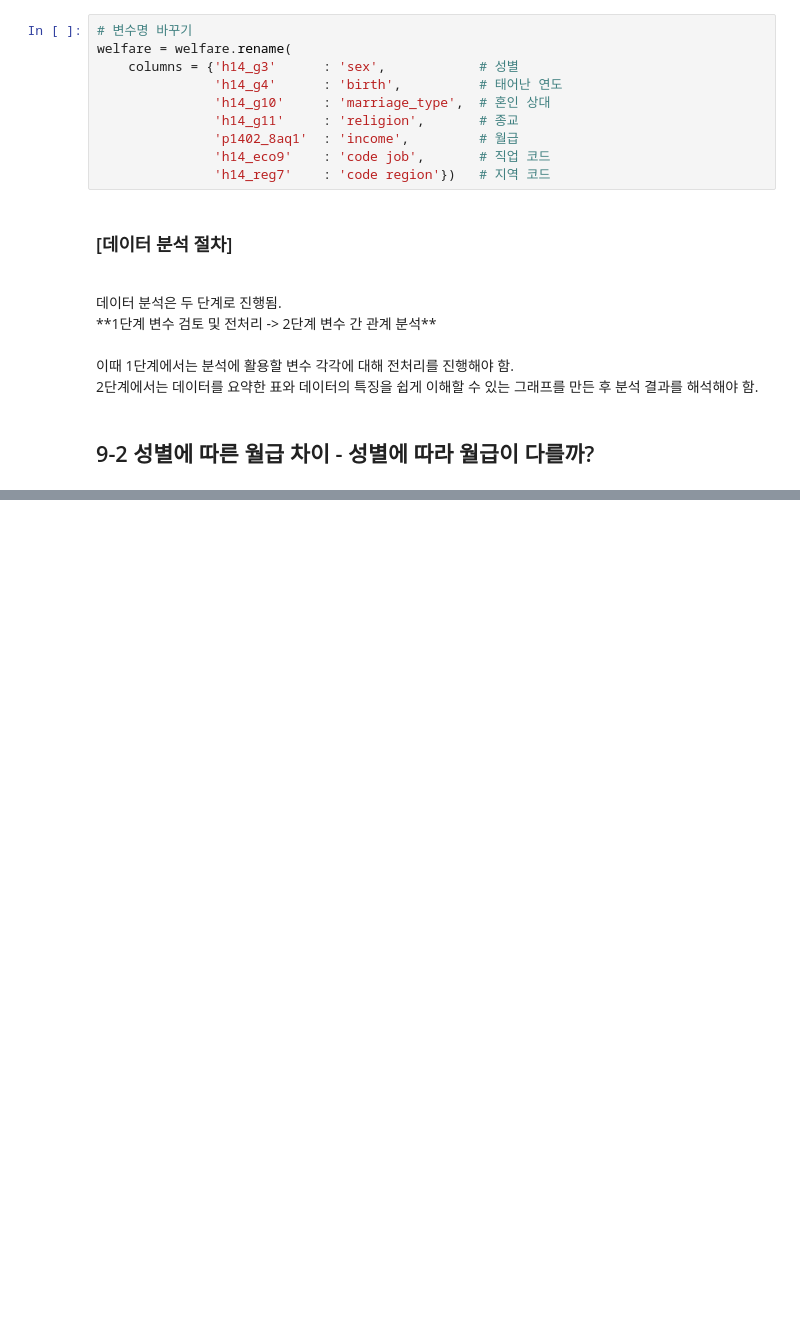
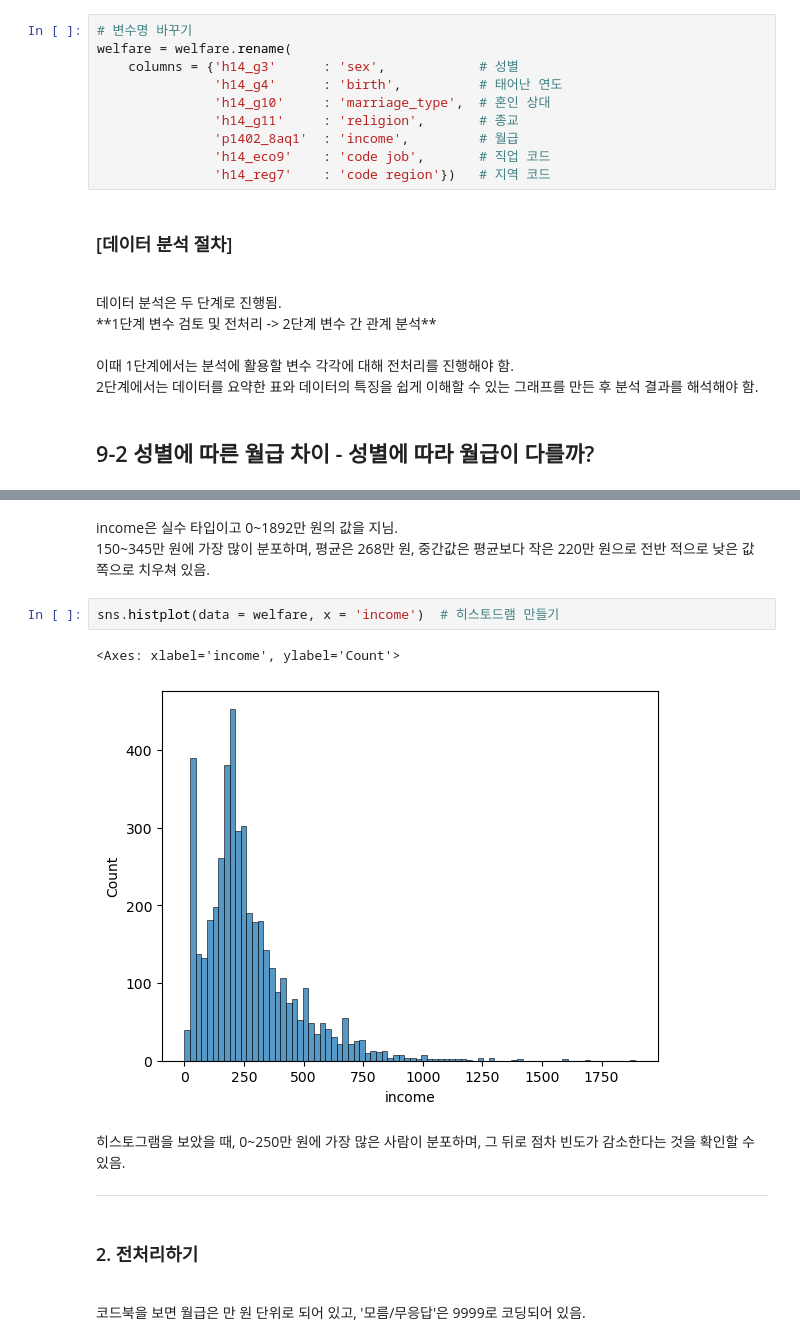
Before and after one commit to chlwldns00/weit, a Jupyter notebook: chapter9/chapter9.ipynb, the cells around one changed output, grey strips where cells are left out. Drawn from its saved outputs; the diff is of its cells as text; blank space fills up the shorter version.

```diff
--- a/chapter9/chapter9.ipynb
+++ b/chapter9/chapter9.ipynb
@@ -81,0 +168,14 @@ welfare = welfare.rename(
+# %% [markdown]
+income은 실수 타입이고 0~1892만 원의 값을 지님.
+<br/>150~345만 원에 가장 많이 분포하며, 평균은 268만 원, 중간값은 평균보다 작은 220만 원으로 전반 적으로 낮은 값 쪽으로 치우쳐 있음.
+# %%
+sns.histplot(data = welfare, x = 'income')  # 히스토드램 만들기
+# %% [output]
+<Axes: xlabel='income', ylabel='Count'>
+[figure, added]
+# %% [markdown]
+히스토그램을 보았을 때, 0~250만 원에 가장 많은 사람이 분포하며, 그 뒤로 점차 빈도가 감소한다는 것을 확인할 수 있음.
+<hr/>
+# %% [markdown]
+<h3>2. 전처리하기</h3>
+<br/>코드북을 보면 월급은 만 원 단위로 되어 있고, '모름/무응답'은 9999로 코딩되어 있음.
```
Also changed, not shown: parts of 26 cells of this notebook.
